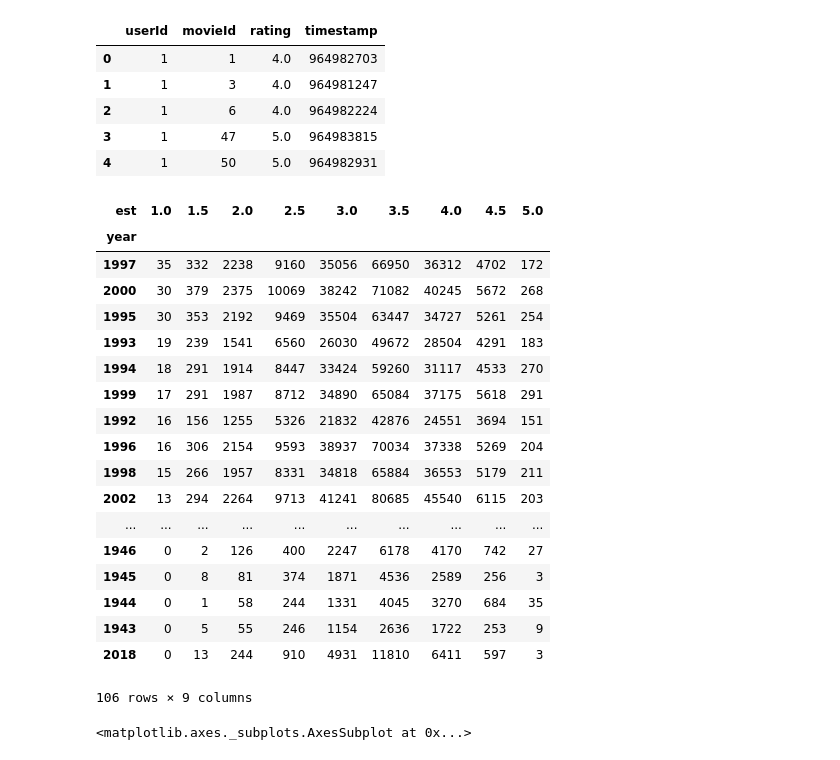
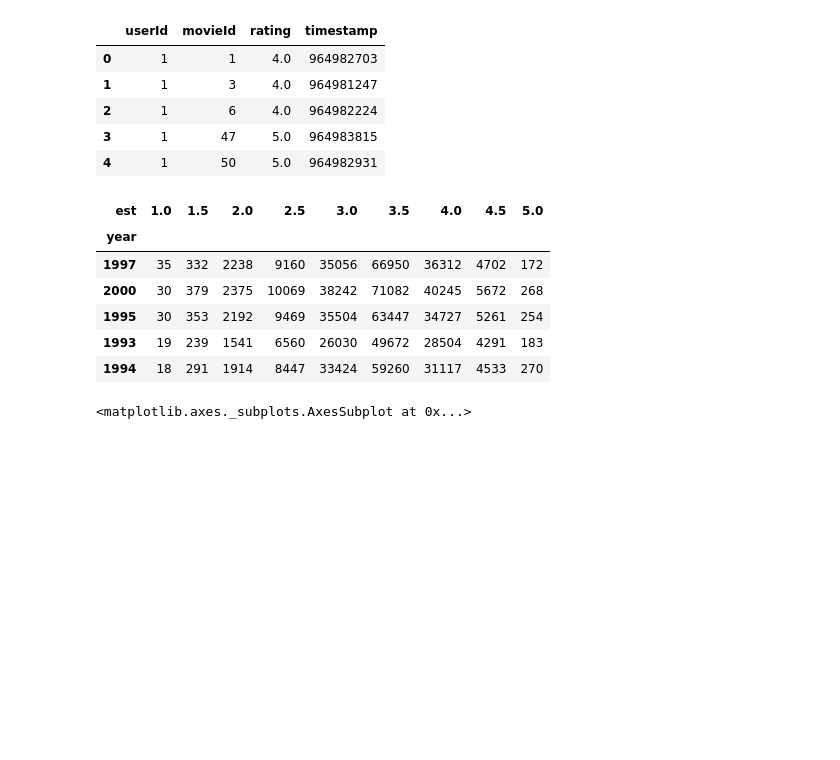
Before and after one commit to pankajti/MSDS7331_LAB3, a Jupyter notebook: analysis_movies.ipynb, the cells around one changed output. Saved outputs shown, nothing was run; the diff lists cells and outputs as text; code cells hidden in the pictures; blank space fills up the shorter version.

```diff
--- a/analysis_movies.ipynb
+++ b/analysis_movies.ipynb
@@ -163,27 +163,15 @@ m_df['est'] =m_df.est.apply(lambda x: (round(x*2))/2)
 # %%
 user_pred_df = pd.crosstab(m_df.year, m_df.est)
 # %%
-user_pred_df.sort_values(1.0, ascending = False)
+user_pred_df.sort_values(1.0, ascending = False).head()
 # %% [output]
 | est | 1.0 | 1.5 | 2.0 | 2.5 | 3.0 | 3.5 | 4.0 | 4.5 | 5.0 |
 | year |  |  |  |  |  |  |  |  |  |
 | 1997 | 35 | 332 | 2238 | 9160 | 35056 | 66950 | 36312 | 4702 | 172 |
 | 2000 | 30 | 379 | 2375 | 10069 | 38242 | 71082 | 40245 | 5672 | 268 |
 | 1995 | 30 | 353 | 2192 | 9469 | 35504 | 63447 | 34727 | 5261 | 254 |
 | 1993 | 19 | 239 | 1541 | 6560 | 26030 | 49672 | 28504 | 4291 | 183 |
 | 1994 | 18 | 291 | 1914 | 8447 | 33424 | 59260 | 31117 | 4533 | 270 |
-| 1999 | 17 | 291 | 1987 | 8712 | 34890 | 65084 | 37175 | 5618 | 291 |
-| 1992 | 16 | 156 | 1255 | 5326 | 21832 | 42876 | 24551 | 3694 | 151 |
-| 1996 | 16 | 306 | 2154 | 9593 | 38937 | 70034 | 37338 | 5269 | 204 |
-| 1998 | 15 | 266 | 1957 | 8331 | 34818 | 65884 | 36553 | 5179 | 211 |
-| 2002 | 13 | 294 | 2264 | 9713 | 41241 | 80685 | 45540 | 6115 | 203 |
-| ... | ... | ... | ... | ... | ... | ... | ... | ... | ... |
-| 1946 | 0 | 2 | 126 | 400 | 2247 | 6178 | 4170 | 742 | 27 |
-| 1945 | 0 | 8 | 81 | 374 | 1871 | 4536 | 2589 | 256 | 3 |
-| 1944 | 0 | 1 | 58 | 244 | 1331 | 4045 | 3270 | 684 | 35 |
-| 1943 | 0 | 5 | 55 | 246 | 1154 | 2636 | 1722 | 253 | 9 |
-| 2018 | 0 | 13 | 244 | 910 | 4931 | 11810 | 6411 | 597 | 3 |
-106 rows × 9 columns
 # %%
 import seaborn as sns
 sns.heatmap( user_pred_df.loc['1990':],  cbar=False)
```
Also changed, not shown: parts of 1 cell of this notebook, 2 other files.
